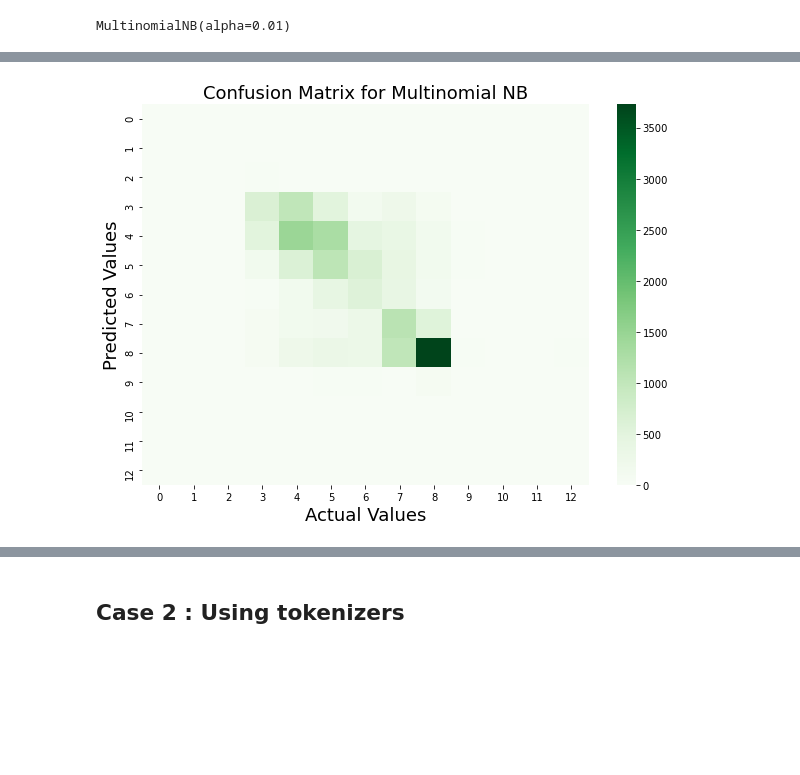
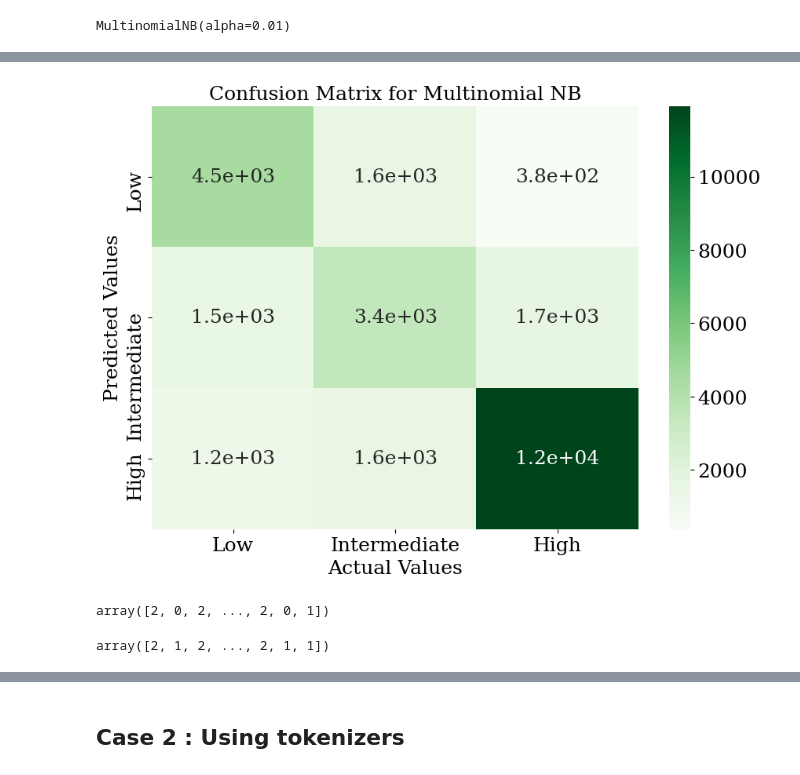
Before and after one commit to marie-huynh/5_PRIME_UTRS, a Jupyter notebook: Notebooks/Multinomial NB.ipynb, the cells around one changed output, grey strips where cells are left out. Saved outputs shown, nothing was run; the diff lists cells and outputs as text; code cells hidden in the pictures; blank space fills up the shorter version.

```diff
--- a/Notebooks/Multinomial NB.ipynb
+++ b/Notebooks/Multinomial NB.ipynb
@@ -116 +160,3 @@ def getKmers(sequence, size=6):
     return [sequence[x:x+size].lower() for x in range(len(sequence) - size + 1)]
+# %%
+df = df.sample(frac = 1)
@@ -128,4 +224,4 @@ Name: words, dtype: object
 df_text = list(df['words'])
 for item in range(len(df_text)):
     df_text[item] = ' '.join(df_text[item])
-y_data = df['Round MRL'].values
+y_data = df["new mrl classes"].values
@@ -141,7 +229,7 @@ print(y_data)
 # Creating the Bag of Words model using CountVectorizer()
 # This is equivalent to k-mer counting
 # The n-gram size of 4 was previously determined by testing
-cv = CountVectorizer(ngram_range=(3,3)) #ngram_range=(4,4))
+cv = CountVectorizer(ngram_range=(4,4)) #ngram_range=(4,4))
 X = cv.fit_transform(df_text)
 # %%
 print(X.shape)
@@ -157,3 +240,10 @@ y_test = y_data[:20000]
+# %%
+X_test = X[:28000]
+y_test = y_data[:28000]
+X_val = X[28000:56000]
+y_val = y_data[28000:56000]
+X_train = X[56000:]
+y_train = y_data[56000:]
 # %% [markdown]
 ### Multinomial NB
 # %%
@@ -187,17 +263,28 @@ array([[   0,    0,    0,    0,    0,    0,    0,    0,    0,    0,    0,
 # %%
 import pandas as pd
 import matplotlib.pyplot as plt
 
-df_cm = pd.DataFrame(cm, index = [i for i in range(13)],
-                  columns = [i for i in range(13)])
+df_cm = pd.DataFrame(cm, index = [i for i in range(3)],
+                  columns = [i for i in range(3)])
 plt.figure(figsize = (10,7))
 plt.title("Confusion Matrix for Multinomial NB", fontsize=18)
-sns.heatmap(df_cm, annot=False, cmap="Greens")
+x_ticks  = ["Low", "Intermediate", "High"]
+y_ticks = ["Low", "Intermediate", "High"]
+sns.heatmap(df_cm, yticklabels=y_ticks, xticklabels=x_ticks, annot=True, cmap="Greens")
 plt.xlabel("Actual Values", fontsize=18)
 plt.ylabel("Predicted Values", fontsize=18)
+plt.savefig("Confusion_Matrix_NB.pdf")
 plt.show()
 # %% [output]
-[figure, old version]
+[figure, new version]
+# %%
+y_test
+# %% [output]
+array([2, 0, 2, ..., 2, 0, 1])
+# %%
+y_pred
+# %% [output]
+array([2, 1, 2, ..., 2, 1, 1])
 # %%
 def get_metrics(y_test, y_predicted):
     accuracy = accuracy_score(y_test, y_predicted)
```
Also changed, not shown: parts of 23 cells of this notebook.
